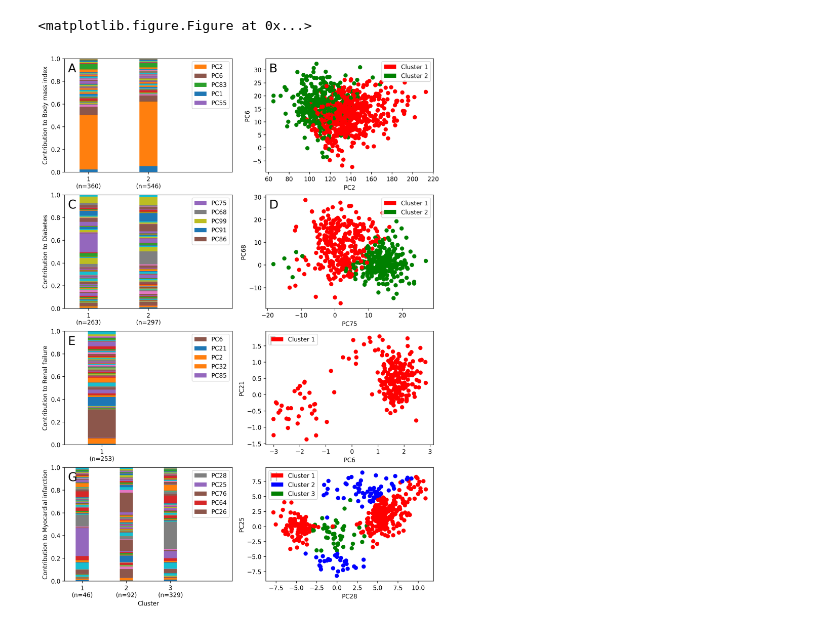
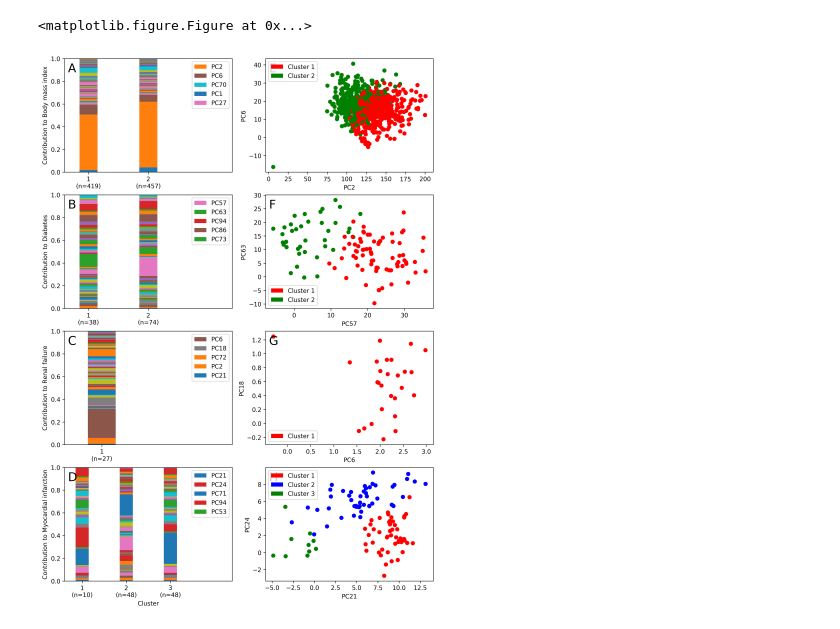
Before and after one commit to rivas-lab/degas-risk, a Jupyter notebook: figures/Figure4-Clustering-Risk.ipynb, the cells around one changed output. Drawn from its saved outputs; the diff is of its cells as text; code cells hidden in the pictures.

Commit message:
figure updates with new data

```diff
--- a/figures/Figure4-Clustering-Risk.ipynb
+++ b/figures/Figure4-Clustering-Risk.ipynb
@@ -53,7 +53,6 @@ for ix,phe_code in enumerate(phe_codes):
     # scores and phenotypes
     phe_name=code_to_name[phe_code]
     df=phenos.loc[wbr,[phe_code]+covariate].dropna().merge(scores, left_index=True, right_index=True)
-    n=df.shape[0]
     weights=z['V'][np.where(z['label_phe_code'] == phe_code),:].flatten()[:npc]
     df['SCORE']=zscore(scores.loc[df.index.tolist(), score_pcs].dot(weights))
     df.sort_values(by='SCORE',ascending=False,inplace=True)
@@ -66,21 +65,22 @@ for ix,phe_code in enumerate(phe_codes):
         is_bin=False
 
     # do painting
+    n=df.shape[0]
     for pc in range(npc):
         df[profl_pcs[pc]]=(df[score_pcs[pc]] * weights[pc] * df['SCORE']).clip_lower(0)
     df[profl_pcs] = normalize(df[profl_pcs], norm='l1')
 
     # identify high risk outliers
-    df=df.iloc[:int((0.2 if is_bin else 0.05)*n),:]
+    df=df.iloc[:int((0.25 if is_bin else 0.05)*n),:]
     drp_centroid=df[profl_pcs].median()
     df['mahal']=df[profl_pcs].apply(lambda x: euclidean(x, drp_centroid), axis=1)
-    m_star=df['mahal'].mean() + 2*df['mahal'].std()
+    m_star=df['mahal'].mean() + (2-0*is_bin)*df['mahal'].std()
     outliers=df.query('mahal > @m_star').index
 
     # perform clustering
     k=1
     cluster = KMeans(n_clusters=k, n_init=25).fit(df.loc[outliers,profl_pcs])
-    pre_frac = 0.85 - 10.0/len(outliers)
+    pre_frac = 0.9 - 10.0/len(outliers)
     errors = [cluster.inertia_]
     for new_k in [2,3,4,5]:
         new_cluster = KMeans(n_clusters=new_k, n_init=25).fit(df.loc[outliers,profl_pcs])
@@ -100,32 +100,32 @@ for ix,phe_code in enumerate(phe_codes):
     plots[(width*ix)].set_xlabel('')
     plots[(width*ix)].set_ylabel('Contribution to '+phe_name)
     plots[(width*ix)].set_ylim((0, 1))
     plots[(width*ix)].set_xlim((-0.4,k+0.4))
     plots[(width*ix)].set_xticks(np.arange(k))
     plots[(width*ix)].set_xticklabels([str(x+1)+'\n(n='+str(y)+')' for x,y in
                               enumerate(reversed(list(pd.Series(cluster.labels_).value_counts())))])
     plots[(width*ix)].legend([p[i] for i in reversed(top5pcs)],
                                ['PC' + str(i+1) for i in reversed(top5pcs)])
 
     # (B): scatterplot of clusters
     b,a=(str(i+1) for i in top5pcs[-2:])
     for ixx in range(k-1):
         plots[(width*ix)+1].plot([],[],'.',markersize=3,color=c_ref[ixx])
     plots[(width*ix)+1].scatter(df.loc[outliers,'SCORE'+a+'_SUM'].multiply(weights[int(a)-1]),
                                 df.loc[outliers,'SCORE'+b+'_SUM'].multiply(weights[int(b)-1]),
                                 c=[c_ref[i] for i in cluster.labels_])
     plots[(width*ix)+1].set_xlabel('PC'+a)
     plots[(width*ix)+1].set_ylabel('PC'+b)
     plots[(width*ix)+1].legend([patches.Circle((0.5, 0.5), 1, facecolor=c_ref[-i], linewidth=3) for i in range(k)],
                                ['Cluster '+str(i+1) for i in range(k)])
     # add figure labels
     for ix2 in range(width):
-        plots[(width*ix)+ix2].text(0.02, 0.88, chr((ix*width)+65+ix2),
+        plots[(width*ix)+ix2].text(0.02, 0.88, chr((ix%len(phe_codes))+65+ix2*len(phe_codes)),
                                    fontsize=20, transform=plots[(width*ix)+ix2].transAxes)
 
 
 plots[-2].set_xlabel('Cluster')
 plt.show()
 # %% [output]
 <matplotlib.figure.Figure at 0x...>
-[figure, old version]
+[figure, new version]
```
Also changed, not shown: parts of 3 cells of this notebook, 3 other files.
